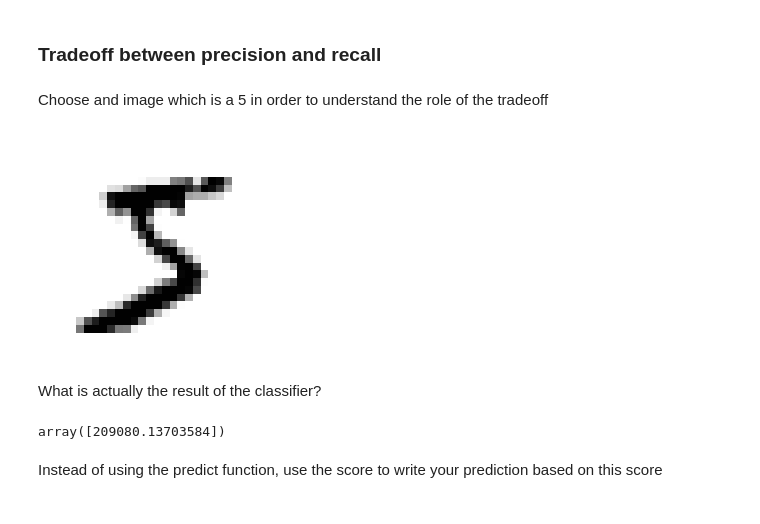
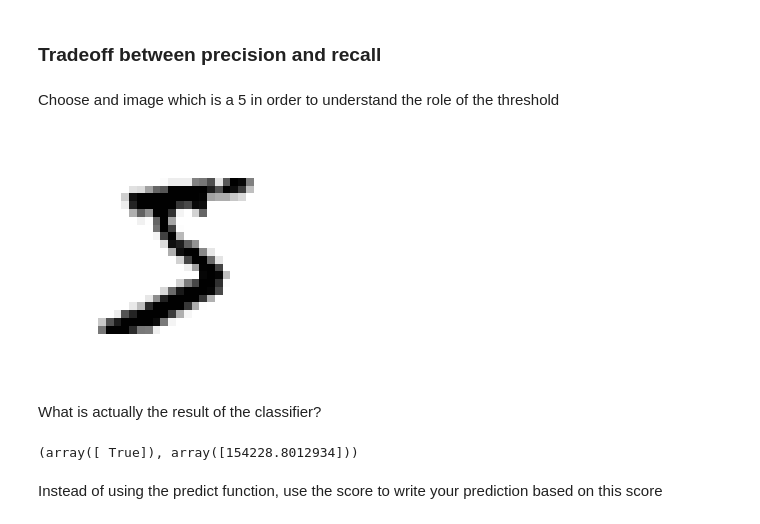
Before and after one commit to ancamarginean/Course, a Jupyter notebook: examples/Python_notebooks/3. Performance Measures - MNIST.ipynb, the cells around one changed output. Saved outputs shown, nothing was run; the diff lists cells and outputs as text; code cells hidden in the pictures.

```diff
--- a/examples/Python_notebooks/3. Performance Measures - MNIST.ipynb
+++ b/examples/Python_notebooks/3. Performance Measures - MNIST.ipynb
@@ -172,25 +175,26 @@ So our classifier does not actually predict so well the 5.
 # %% [markdown]
 ### Tradeoff between precision and recall
 # %% [markdown]
-Choose and image which is a 5 in order to understand the role of the tradeoff
+Choose and image which is a 5 in order to understand the role of the threshold
 # %%
-some_digit = X[[i for i in range(20) if y_train[i]==5]][0]
+some_digit = X[[i for i in range(100) if y[i]==5]][0]
 
 some_digit_image = some_digit.reshape(28, 28)
 plt.imshow(some_digit_image, cmap = mpl.cm.binary,
            interpolation="nearest")
 plt.axis("off")
 
 plt.show()
 # %% [output]
-[figure, old version]
+[figure, new version]
 # %% [markdown]
 What is actually the result of the classifier?
 # %%
+y_predicted = sgd_clf.predict([some_digit])
 y_scores = sgd_clf.decision_function([some_digit])
-y_scores
+y_predicted, y_scores
 # %% [output]
-array([209080.13703584])
+(array([ True]), array([154228.8012934]))
 # %% [markdown]
 Instead of using the predict function, use the score to write your prediction based on this score
 # %%
```
Also changed, not shown: parts of 24 cells of this notebook, 4 other files.
